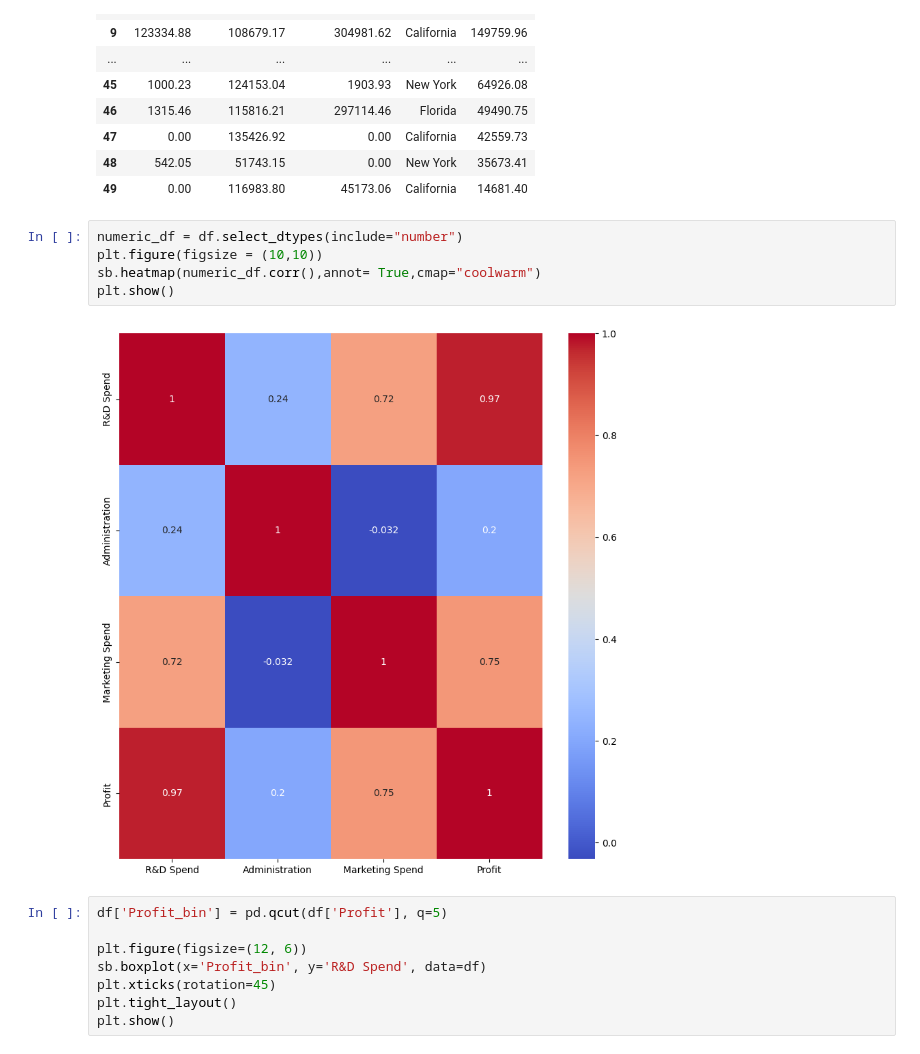
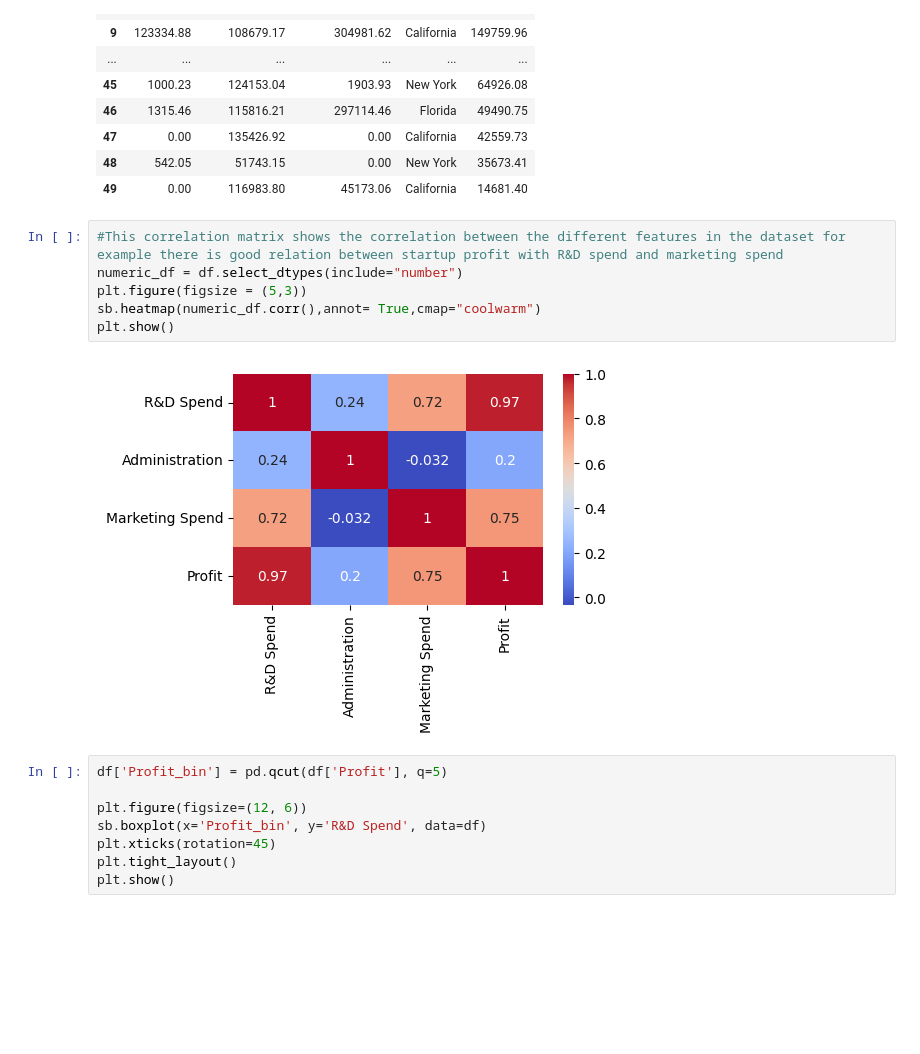
Before and after one commit to mohith1306/startup_profit_prediction, a Jupyter notebook: startupprediction.ipynb, the cells around one changed output. Cells and saved outputs as stored; diff of their text form; blank space fills up the shorter version.

```diff
--- a/startupprediction.ipynb
+++ b/startupprediction.ipynb
@@ -57,12 +57,13 @@ df
 | 48 | 542.05 | 51743.15 | 0.00 | New York | 35673.41 |
 | 49 | 0.00 | 116983.80 | 45173.06 | California | 14681.40 |
 # %%
+#This correlation matrix shows the correlation between the different features in the dataset for example there is good relation between startup profit with R&D spend and marketing spend
 numeric_df = df.select_dtypes(include="number")
-plt.figure(figsize = (10,10))
+plt.figure(figsize = (5,3))
 sb.heatmap(numeric_df.corr(),annot= True,cmap="coolwarm")
 plt.show()
 # %% [output]
-[figure, old version]
+[figure, new version]
 # %%
 df['Profit_bin'] = pd.qcut(df['Profit'], q=5)
 
```
Also changed, not shown: parts of 4 cells of this notebook.
